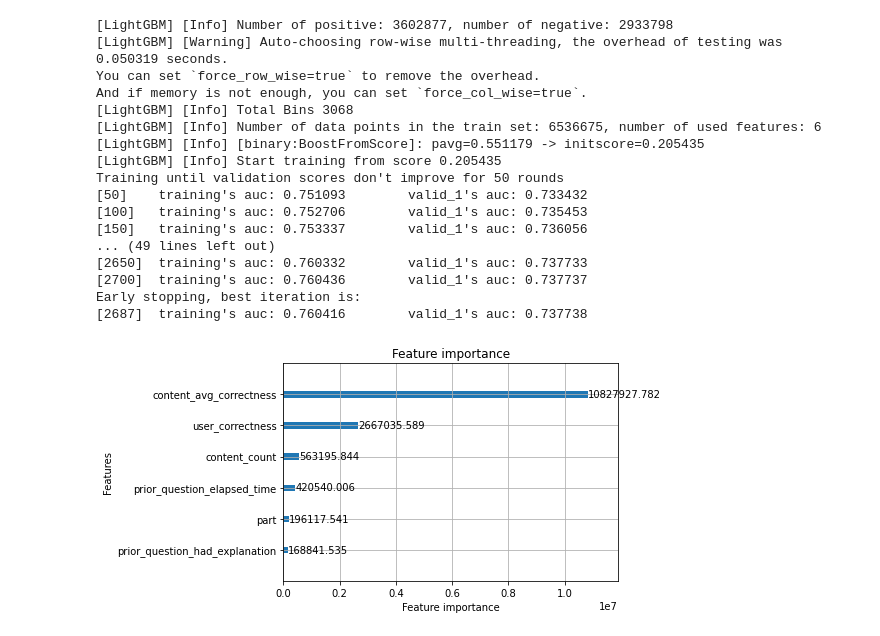
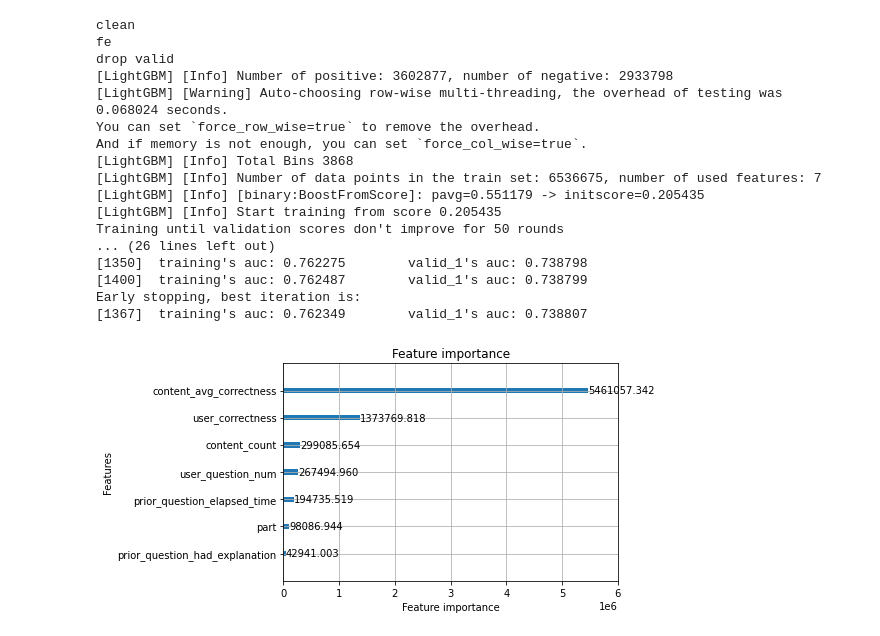
Before and after one commit to npa02012/kaggle_riiid, a Jupyter notebook: script.ipynb, the cells around one changed output. Cells and saved outputs as stored; diff of their text form; code cells hidden in the pictures.

```diff
--- a/script.ipynb
+++ b/script.ipynb
@@ -78,54 +128,56 @@ df_train.drop(columns=['prev_correct'], inplace=True)
-# %%
-# User/Content aggregates of number of questions and how many where answered correctly
-user_agg = df_train.groupby('user_id')[target].agg(['sum', 'count'])
-content_agg = df_train.groupby('content_id')[target].agg(['sum', 'count'])
-
-# Keep only the 24 most recent rows for each user
-df_train = df_train.groupby('user_id').tail(24).reset_index(drop=True)
-# %%
-# Merge questions frame to train
-df_train = pd.merge(df_train, df_questions, left_on='content_id', right_on='question_id', how='left')
-df_train.drop(columns=['question_id'], inplace=True)
-# %%
-# Left join content count and average correctness to each row
-df_train['content_count'] = df_train['content_id'].map(content_agg['count']).astype('int32')
-df_train['content_avg_correctness'] = df_train['content_id'].map(content_agg['sum'] / content_agg['count'])
 # %%
-# Define validation set as the 6 most recent interactions
-df_valid = df_train.groupby('user_id').tail(6)
-df_train.drop(df_valid.index, inplace=True)
-
-features = [
-    'content_avg_correctness',
-    'prior_question_elapsed_time',
-    'prior_question_had_explanation',
-    'user_correctness',
-    'part',
-    'content_count'
+# Define features
+features = ['user_question_num'
+            ,'prior_question_elapsed_time'
+            ,'prior_question_had_explanation'
+            ,'user_correctness'
+            ,'part'
+            ,'content_avg_correctness'
+            ,'content_count'
 ]
 
 if not KAGGLE_RUN:
+    # Clean
+    df_train = clean(df_train
+                     ,target
+                     ,df_questions
+                     ,is_train=True
+                    )
+
+    # Feature Engineer
+    df_train = do_fe(df_train, is_train=True, content_agg = content_agg)
+
+    # Keep only the most recent rows for each user
+    #df_train = df_train.groupby('user_id').tail(18).reset_index(drop=True)
+    #print('drop rows')
+
+    # Define validation set as the 6 most recent interactions
+    df_valid = df_train.groupby('user_id').tail(6)
+    df_train.drop(df_valid.index, inplace=True)
+
+    # Build and save model
     model = local_work.make_model(df_train, df_valid, target, features)
     model.save_model(f'./output/' + model_name)
     lgb.plot_importance(model, importance_type='gain')
+
 else:
     model = lgb.Booster(model_file='/kaggle/input/' + model_name)
 # %% [output]
+clean
+fe
+drop valid
 [LightGBM] [Info] Number of positive: 3602877, number of negative: 2933798
-[LightGBM] [Warning] Auto-choosing row-wise multi-threading, the overhead of testing was 0.050319 seconds.
+[LightGBM] [Warning] Auto-choosing row-wise multi-threading, the overhead of testing was 0.068024 seconds.
 You can set `force_row_wise=true` to remove the overhead.
 And if memory is not enough, you can set `force_col_wise=true`.
-[LightGBM] [Info] Total Bins 3068
-[LightGBM] [Info] Number of data points in the train set: 6536675, number of used features: 6
+[LightGBM] [Info] Total Bins 3868
+[LightGBM] [Info] Number of data points in the train set: 6536675, number of used features: 7
 [LightGBM] [Info] [binary:BoostFromScore]: pavg=0.551179 -> initscore=0.205435
 [LightGBM] [Info] Start training from score 0.205435
 Training until validation scores don't improve for 50 rounds
-[50]    training's auc: 0.751093        valid_1's auc: 0.733432
-[100]   training's auc: 0.752706        valid_1's auc: 0.735453
-[150]   training's auc: 0.753337        valid_1's auc: 0.736056
-... (49 lines left out)
-[2650]  training's auc: 0.760332        valid_1's auc: 0.737733
-[2700]  training's auc: 0.760436        valid_1's auc: 0.737737
+... (26 lines left out)
+[1350]  training's auc: 0.762275        valid_1's auc: 0.738798
+[1400]  training's auc: 0.762487        valid_1's auc: 0.738799
 Early stopping, best iteration is:
-[2687]  training's auc: 0.760416        valid_1's auc: 0.737738
+[1367]  training's auc: 0.762349        valid_1's auc: 0.738807
-[figure, old version]
+[figure, new version]
```
Also changed, not shown: parts of 7 cells of this notebook, 1 other file.
